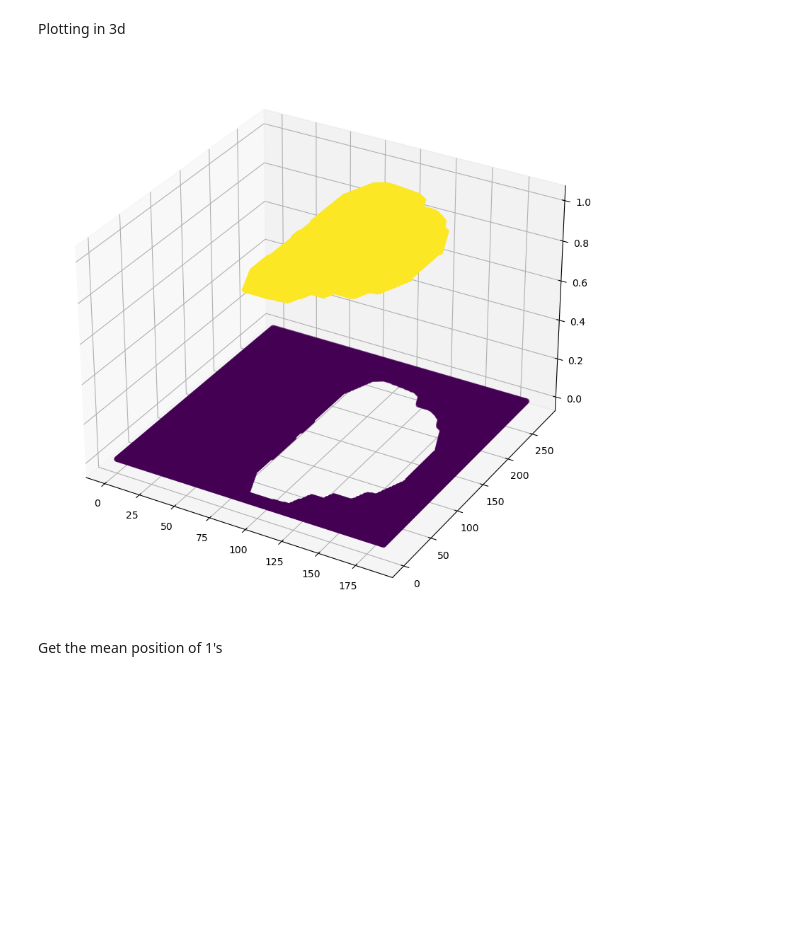
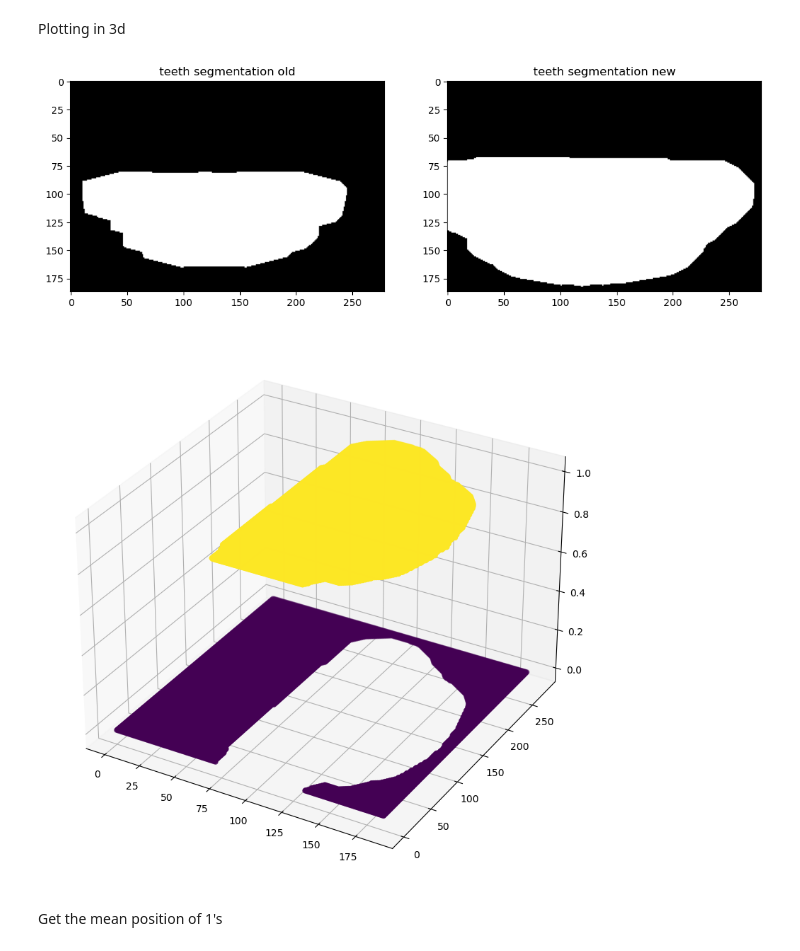
Before and after one commit to yosamah/Image-processing-project, a Jupyter notebook: Lab_1_std.ipynb, the cells around one changed output. Drawn from its saved outputs; the diff is of its cells as text; code cells hidden in the pictures; blank space fills up the shorter version.

Commit message:
color segmentation block

```diff
--- a/Lab_1_std.ipynb
+++ b/Lab_1_std.ipynb
@@ -442,10 +586,21 @@ cv2.waitKey(0)
 cv2.destroyAllWindows()
 # %% [markdown]
 Plotting in 3d
-# %%
-show_image_3d(roi_gray_mouth_region)
-# %% [output]
-[figure, removed]
+# %%
+#change roi_gray_mouth_region to choose the color segmentation mask
+
+show_images([roi_gray_mouth_region*255, new_thresholded_img], ['teeth segmentation old', 'teeth segmentation new'])
+
+roi_gray_mouth_region = new_thresholded_img
+
+cv2.imshow("Final Mask Color", roi_gray_mouth_region*255)  # Multiply by 255 for better visualization
+#cv2.waitKey(0)
+cv2.destroyAllWindows()
+
+show_image_3d(roi_gray_mouth_region)
+# %% [output]
+[figure, added]
+[figure, added]
 # %% [markdown]
 Get the mean position of 1's
 # %%
```
Also changed, not shown: parts of 14 cells of this notebook, 1 other file.
